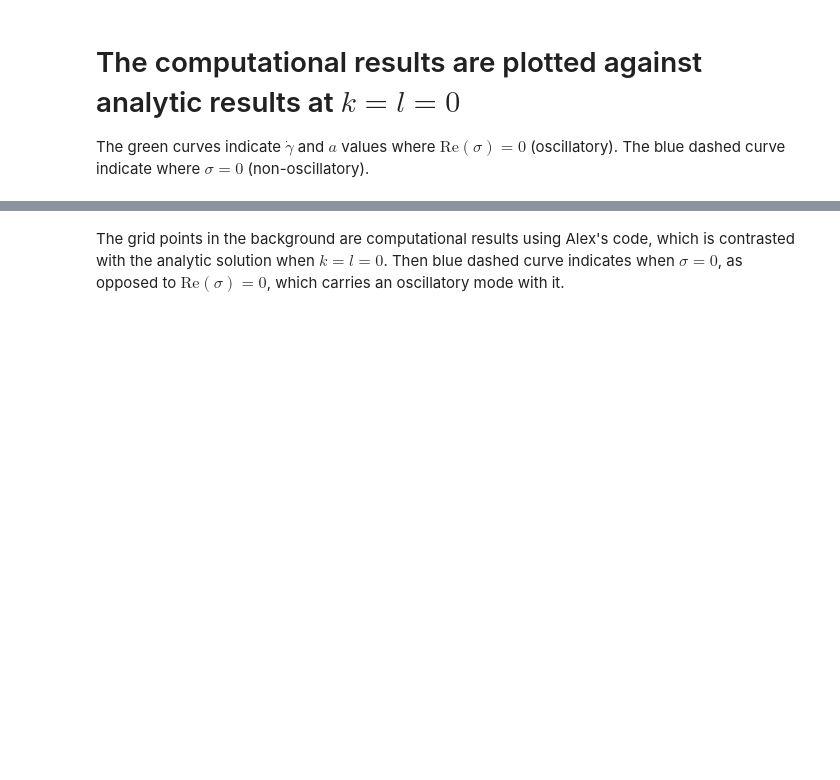
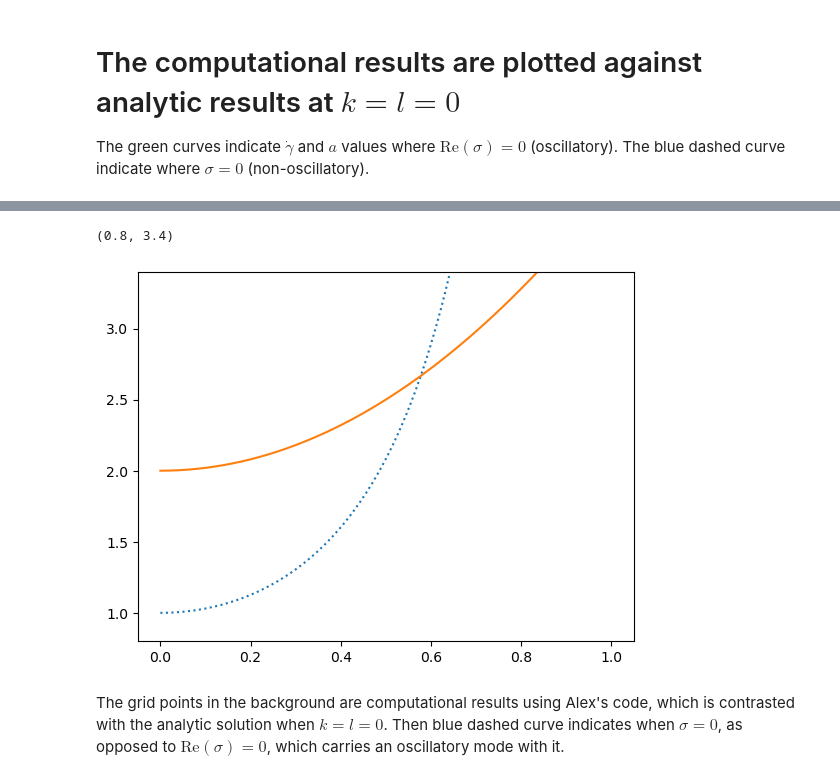
Before and after one commit to jaspercjp/Chebyshev-Pseudospectral-Active-Shear, a Jupyter notebook: python-code/ls2/ev-data-processing.ipynb, the cells around one changed output, grey strips where cells are left out. Cells and saved outputs as stored; diff of their text form; code cells hidden in the pictures; blank space fills up the shorter version.

```diff
--- a/python-code/ls2/ev-data-processing.ipynb
+++ b/python-code/ls2/ev-data-processing.ipynb
@@ -53,2 +66,16 @@ plt.show()
+# %%
+# Zoomed in view of the two branches
+gds1 = np.linspace(0,0.98,130)
+gds3 = np.linspace(0,1,700)
+a1 = (1 + np.power(gds1,2))**2 / (1 - np.power(gds1,2))
+a3 = 2 * (1 + gds3**2)
+
+plt.plot(gds1,a1,":")
+plt.plot(gds3,a3)
+plt.plot()
+plt.ylim(0.8,3.4)
+# %% [output]
+(0.8, 3.4)
+[figure, added]
 # %% [markdown]
 The grid points in the background are computational results using Alex's code, which is contrasted with the analytic solution when $k=l=0$. Then blue dashed curve indicates when $\sigma = 0$, as opposed to $\text{Re}(\sigma)=0$, which carries an oscillatory mode with it.
```
Also changed, not shown: parts of 2 cells of this notebook, 3 other files.
